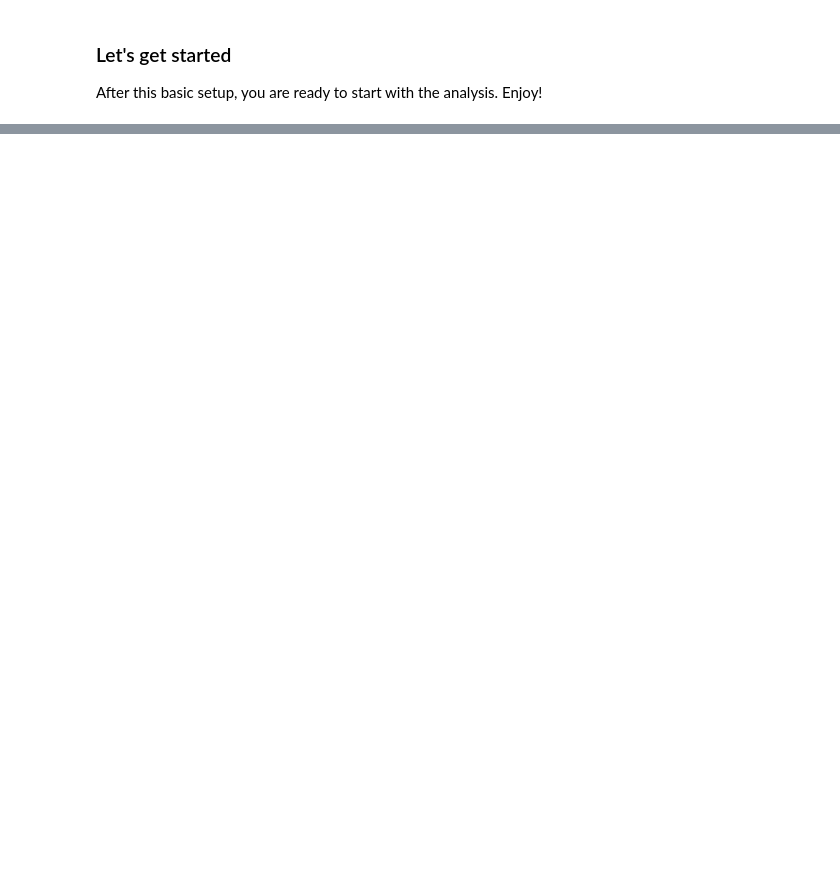
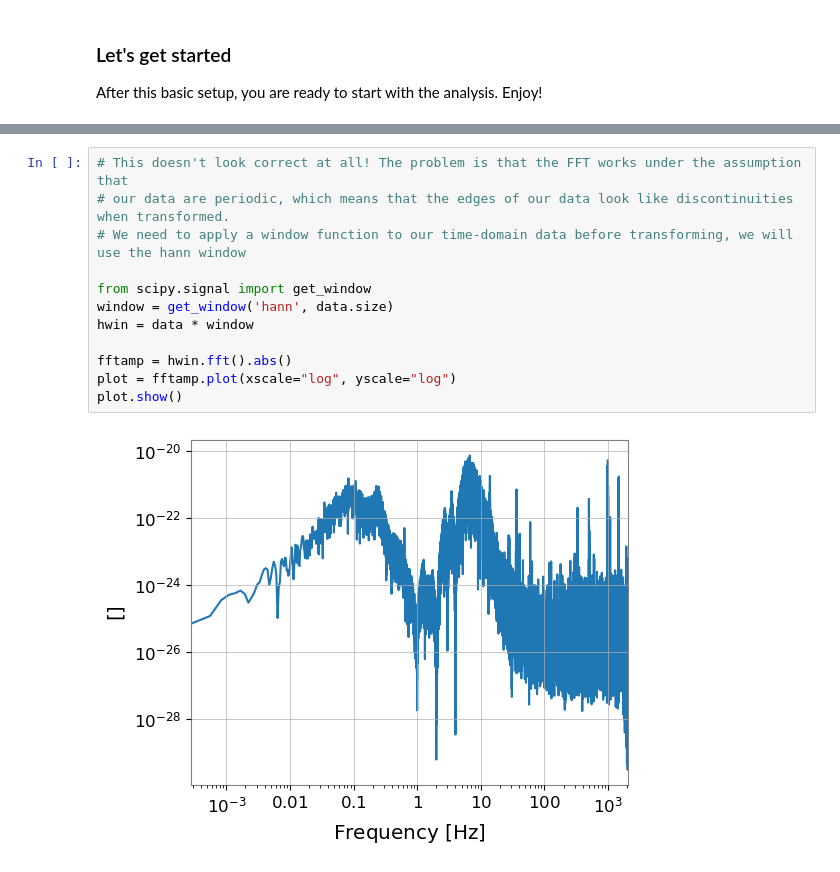
Before and after one commit to hussainkitagawa/experience---gw-data-analysis, a Jupyter notebook: code/sample_gw_analysis_notebook.ipynb, the cells around one changed output, grey strips where cells are left out. Drawn from its saved outputs; the diff is of its cells as text; blank space fills up the shorter version.

```diff
--- a/code/sample_gw_analysis_notebook.ipynb
+++ b/code/sample_gw_analysis_notebook.ipynb
@@ -90,0 +155,14 @@ After this basic setup, you are ready to start with the analysis. Enjoy!
+# %%
+# This doesn't look correct at all! The problem is that the FFT works under the assumption that
+# our data are periodic, which means that the edges of our data look like discontinuities when transformed.
+# We need to apply a window function to our time-domain data before transforming, we will use the hann window
+
+from scipy.signal import get_window
+window = get_window('hann', data.size)
+hwin = data * window
+
+fftamp = hwin.fft().abs()
+plot = fftamp.plot(xscale="log", yscale="log")
+plot.show()
+# %% [output]
+[figure, added]
```
Also changed, not shown: parts of 14 cells of this notebook, 18 other files.
